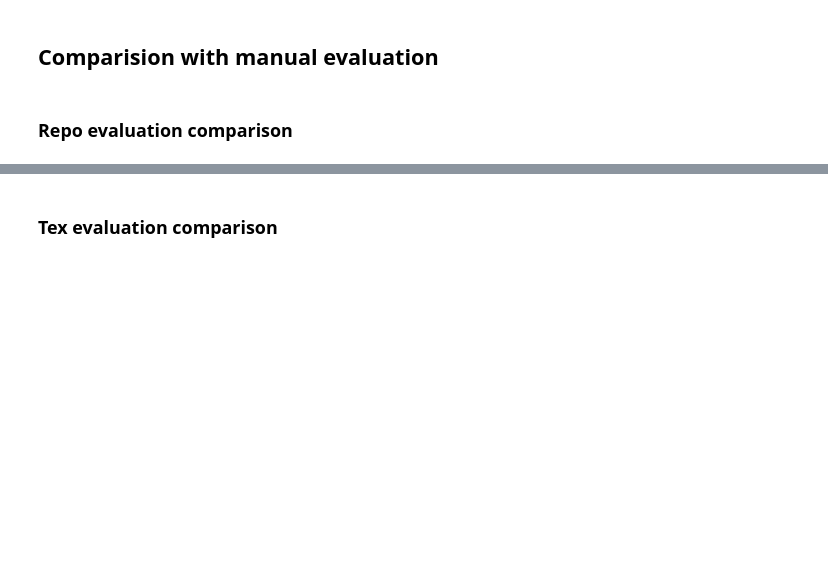
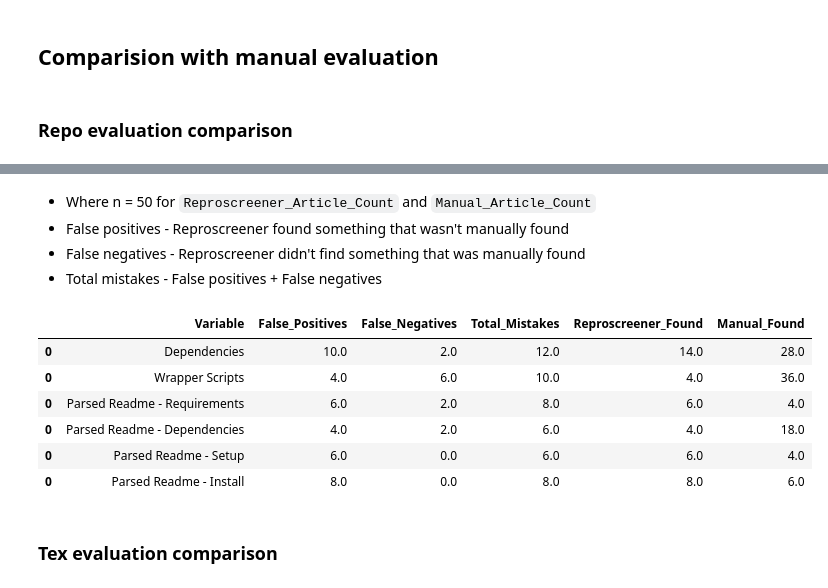
Before and after one commit to Machine-Learning-Pipelines/reproscreener, a Jupyter notebook: docs/evaluation_results.ipynb, the cells around one changed output, grey strips where cells are left out. Drawn from its saved outputs; the diff is of its cells as text; code cells hidden in the pictures; blank space fills up the shorter version.

```diff
--- a/docs/evaluation_results.ipynb
+++ b/docs/evaluation_results.ipynb
@@ -189,2 +216,17 @@ summary_repo.sort_values(by='Article_Count', ascending=False)
+# %% [markdown]
+- Where n = 50 for `Reproscreener_Article_Count` and `Manual_Article_Count`
+- False positives - Reproscreener found something that wasn't manually found
+- False negatives - Reproscreener didn't find something that was manually found
+- Total mistakes - False positives + False negatives
+# %%
+compare_with_manual(auto_eval_df, manual_eval_df, repo_map_dict, output_format="percent")
+# %% [output]
+|  | Variable | False_Positives | False_Negatives | Total_Mistakes | Reproscreener_Found | Manual_Found |
+| 0 | Dependencies | 10.0 | 2.0 | 12.0 | 14.0 | 28.0 |
+| 0 | Wrapper Scripts | 4.0 | 6.0 | 10.0 | 4.0 | 36.0 |
+| 0 | Parsed Readme - Requirements | 6.0 | 2.0 | 8.0 | 6.0 | 4.0 |
+| 0 | Parsed Readme - Dependencies | 4.0 | 2.0 | 6.0 | 4.0 | 18.0 |
+| 0 | Parsed Readme - Setup | 6.0 | 0.0 | 6.0 | 6.0 | 4.0 |
+| 0 | Parsed Readme - Install | 8.0 | 0.0 | 8.0 | 8.0 | 6.0 |
 # %% [markdown]
 ### Tex evaluation comparison
```
Also changed, not shown: parts of 12 cells of this notebook, 7 other files.
